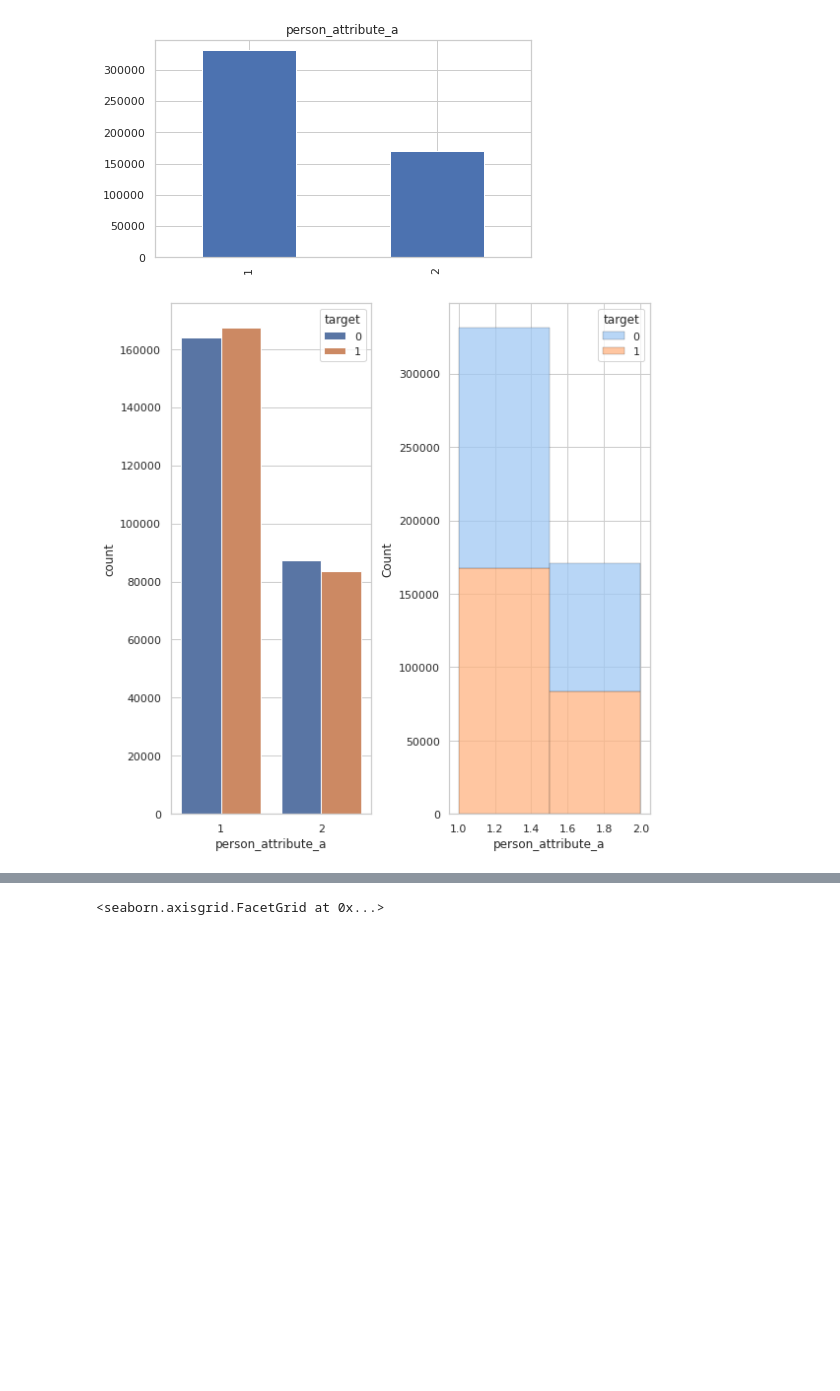
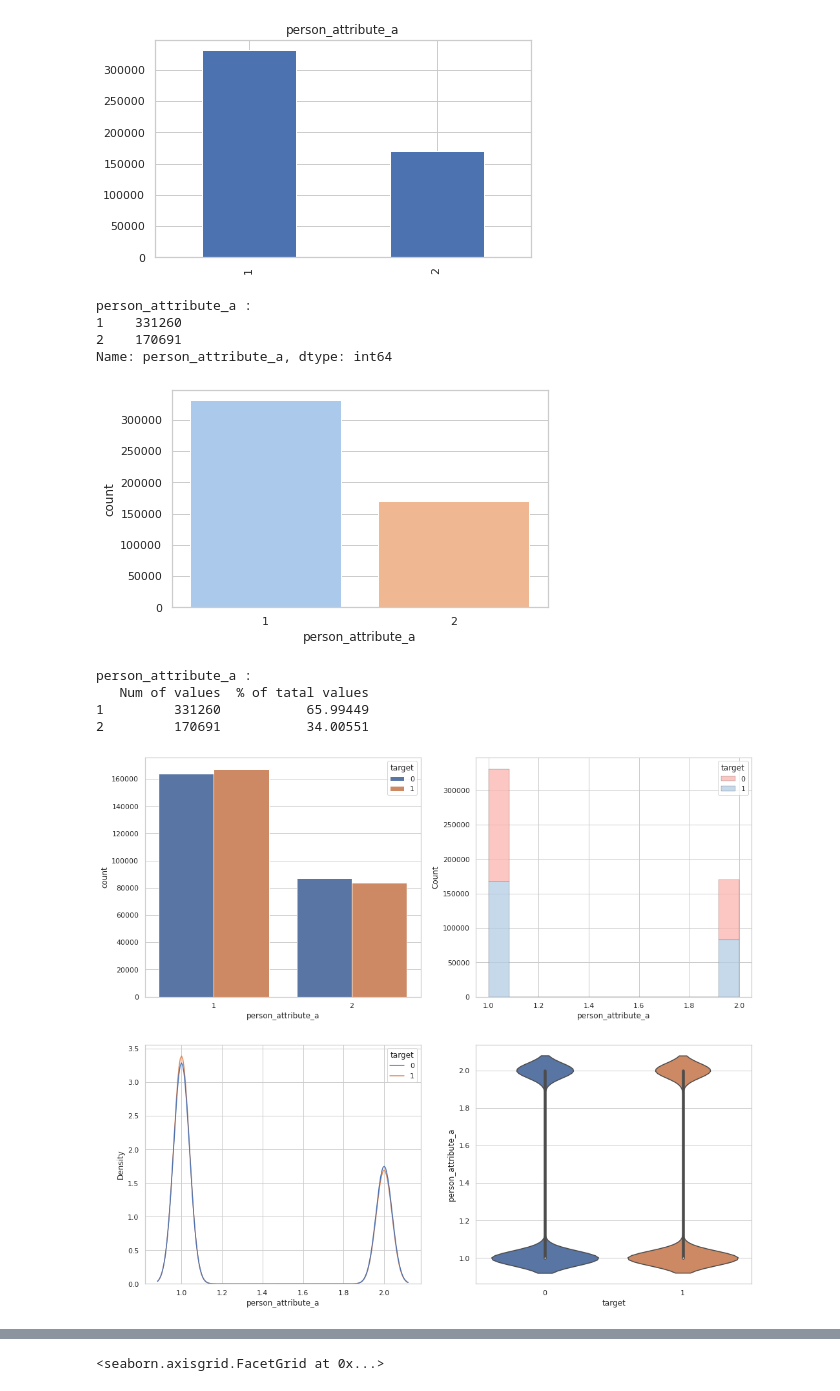
Before and after one commit to doo52oh/Dacon, a Jupyter notebook: 잡케어추천/잡케어추천알고리즘경진대회_EDA_데이터변경.ipynb, the cells around one changed output, grey strips where cells are left out. Drawn from its saved outputs; the diff is of its cells as text; code cells hidden in the pictures; blank space fills up the shorter version.

```diff
--- a/잡케어추천/잡케어추천알고리즘경진대회_EDA_데이터변경.ipynb
+++ b/잡케어추천/잡케어추천알고리즘경진대회_EDA_데이터변경.ipynb
@@ -309 +311,37 @@ dtype: int64
+# %%
+def basic_eda(x, y, d = job_data):
+  print(x, ":")
+  print(d[x].value_counts(), '\n')
+
+  sns.countplot(x, data = d, palette='pastel')
+  plt.show()
+
+  print('\n')
+  print(x, ":")
+  value = d[x].value_counts()
+  value_percent = d[x].value_counts() / len(d) * 100
+  value_table = pd.concat([value, value_percent], axis=1)
+  value_table.columns =['Num of values', '% of tatal values']
+  print(value_table, '\n')
+
+
+  f, ax = plt.subplots(2,2, figsize=(15,15))
+  sns.countplot(x =x, hue = y, data = d, ax=ax[0][0])
+  sns.histplot(data = d,
+               x = x,
+               hue = y,
+               multiple = 'stack',
+               palette="Pastel1",
+               edgecolor=".10",
+               linewidth=".20",
+               bins=12,
+               ax = ax[0][1])
+  sns.kdeplot(data = d, x=x, hue = y, ax=ax[1][0])
+  sns.violinplot(data = d, x=y, y=x, ax=ax[1][1])
+  plt.show()
+
+  print("\n")
+  sns.catplot(x=x, y=y, kind='bar', data = job_data, palette='pastel')
+  plt.title("target ratio")
+  plt.show()
 # %% [markdown]
@@ -320,24 +357,19 @@ job_data['person_attribute_a'].value_counts().plot.bar(title = 'person_attribute
 # %% [output]
 <matplotlib.axes._subplots.AxesSubplot at 0x...>
 [figure]
-# %%
-f, ax = plt.subplots(1, 2, figsize = (8, 8))
-
-x = 'person_attribute_a'
-y = 'target'
-
-sns.countplot('person_attribute_a', hue = 'target', data = job_data, ax = ax[0])
-
-sns.histplot(job_data,
-            x = "person_attribute_a",
-            hue="target",
-            multiple="stack",
-            palette="pastel",
-            edgecolor=".10",
-            linewidth=".20",
-            bins = 2,
-            ax = ax[1])
-
-plt.tight_layout(h_pad = 2.5)
-# %% [output]
-[figure, removed]
+# %%
+x = 'person_attribute_a'
+y = 'target'
+
+basic_eda(x=x,y=y)
+# %% [output]
+person_attribute_a :
+1    331260
+2    170691
+Name: person_attribute_a, dtype: int64
+[figure, added]
+person_attribute_a :
+   Num of values  % of tatal values
+1         331260           65.99449
+2         170691           34.00551
+[figure, added]
```
Also changed, not shown: parts of 29 cells of this notebook.
